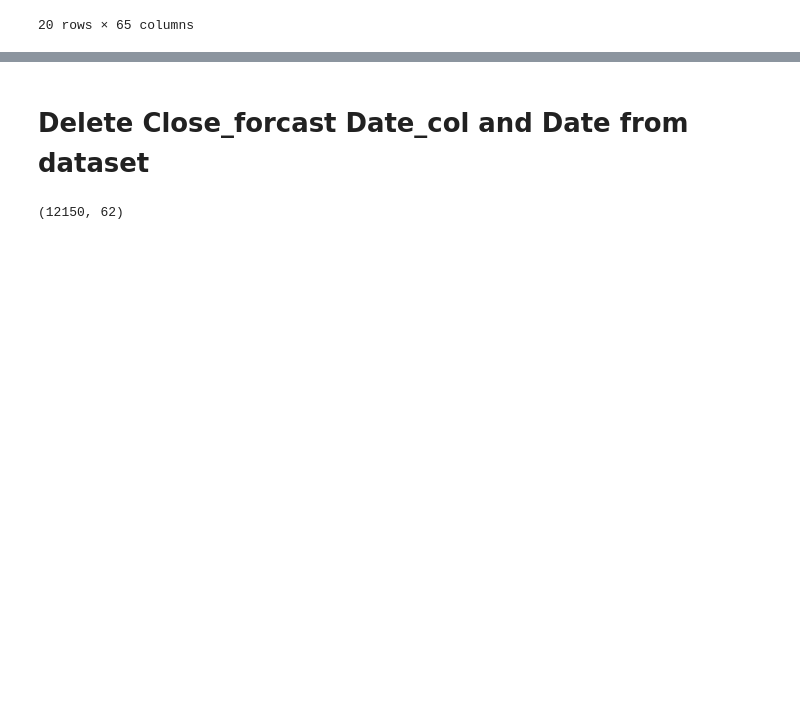
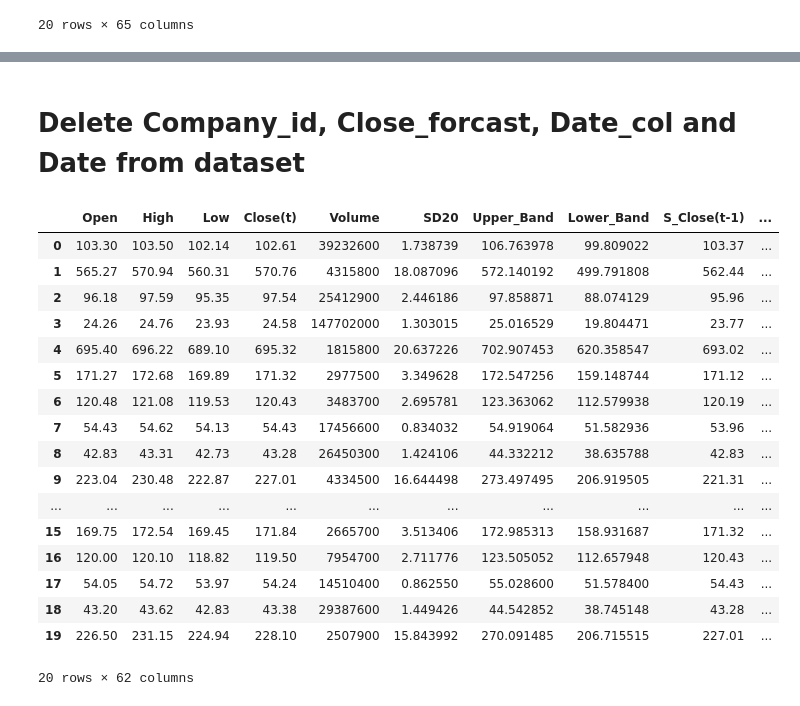
Before and after one commit to lzyixx/SML-Project, a Jupyter notebook: data_preprocess.ipynb, the cells around one changed output, grey strips where cells are left out. Cells and saved outputs as stored; diff of their text form; code cells hidden in the pictures; blank space fills up the shorter version.

```diff
--- a/data_preprocess.ipynb
+++ b/data_preprocess.ipynb
@@ -54,0 +57,8 @@ common_range_data.head(20)
+# %%
+from sklearn.preprocessing import LabelEncoder
+
+encoder = LabelEncoder()
+common_range_data["Company_id_num"] = encoder.fit_transform(common_range_data["Company_id"])
+
+print(dict(zip(encoder.classes_, encoder.transform(encoder.classes_))))
+common_range_data.head(20)
@@ -55,10 +85,27 @@ common_range_data.head(20)
 # %% [markdown]
-# Delete Close_forcast Date_col and Date from dataset
+# Delete Company_id, Close_forcast, Date_col and Date from dataset
 # %%
 data = common_range_data
 
-data = data.drop(columns=["Close_forcast","Date","Date_col"])
+data = data.drop(columns=["Company_id","Close_forcast","Date","Date_col"])
 
 data.head(20)
 # %% [output]
+|  | Open | High | Low | Close(t) | Volume | SD20 | Upper_Band | Lower_Band | S_Close(t-1) | ... |
+| 0 | 103.30 | 103.50 | 102.14 | 102.61 | 39232600 | 1.738739 | 106.763978 | 99.809022 | 103.37 | ... |
+| 1 | 565.27 | 570.94 | 560.31 | 570.76 | 4315800 | 18.087096 | 572.140192 | 499.791808 | 562.44 | ... |
+| 2 | 96.18 | 97.59 | 95.35 | 97.54 | 25412900 | 2.446186 | 97.858871 | 88.074129 | 95.96 | ... |
+| 3 | 24.26 | 24.76 | 23.93 | 24.58 | 147702000 | 1.303015 | 25.016529 | 19.804471 | 23.77 | ... |
+| 4 | 695.40 | 696.22 | 689.10 | 695.32 | 1815800 | 20.637226 | 702.907453 | 620.358547 | 693.02 | ... |
+| 5 | 171.27 | 172.68 | 169.89 | 171.32 | 2977500 | 3.349628 | 172.547256 | 159.148744 | 171.12 | ... |
+| 6 | 120.48 | 121.08 | 119.53 | 120.43 | 3483700 | 2.695781 | 123.363062 | 112.579938 | 120.19 | ... |
+| 7 | 54.43 | 54.62 | 54.13 | 54.43 | 17456600 | 0.834032 | 54.919064 | 51.582936 | 53.96 | ... |
+| 8 | 42.83 | 43.31 | 42.73 | 43.28 | 26450300 | 1.424106 | 44.332212 | 38.635788 | 42.83 | ... |
+| 9 | 223.04 | 230.48 | 222.87 | 227.01 | 4334500 | 16.644498 | 273.497495 | 206.919505 | 221.31 | ... |
+| ... | ... | ... | ... | ... | ... | ... | ... | ... | ... | ... |
+| 15 | 169.75 | 172.54 | 169.45 | 171.84 | 2665700 | 3.513406 | 172.985313 | 158.931687 | 171.32 | ... |
+| 16 | 120.00 | 120.10 | 118.82 | 119.50 | 7954700 | 2.711776 | 123.505052 | 112.657948 | 120.43 | ... |
+| 17 | 54.05 | 54.72 | 53.97 | 54.24 | 14510400 | 0.862550 | 55.028600 | 51.578400 | 54.43 | ... |
+| 18 | 43.20 | 43.62 | 42.83 | 43.38 | 29387600 | 1.449426 | 44.542852 | 38.745148 | 43.28 | ... |
+| 19 | 226.50 | 231.15 | 224.94 | 228.10 | 2507900 | 15.843992 | 270.091485 | 206.715515 | 227.01 | ... |
-(12150, 62)
+20 rows × 62 columns
```
Also changed, not shown: parts of 6 cells of this notebook.
